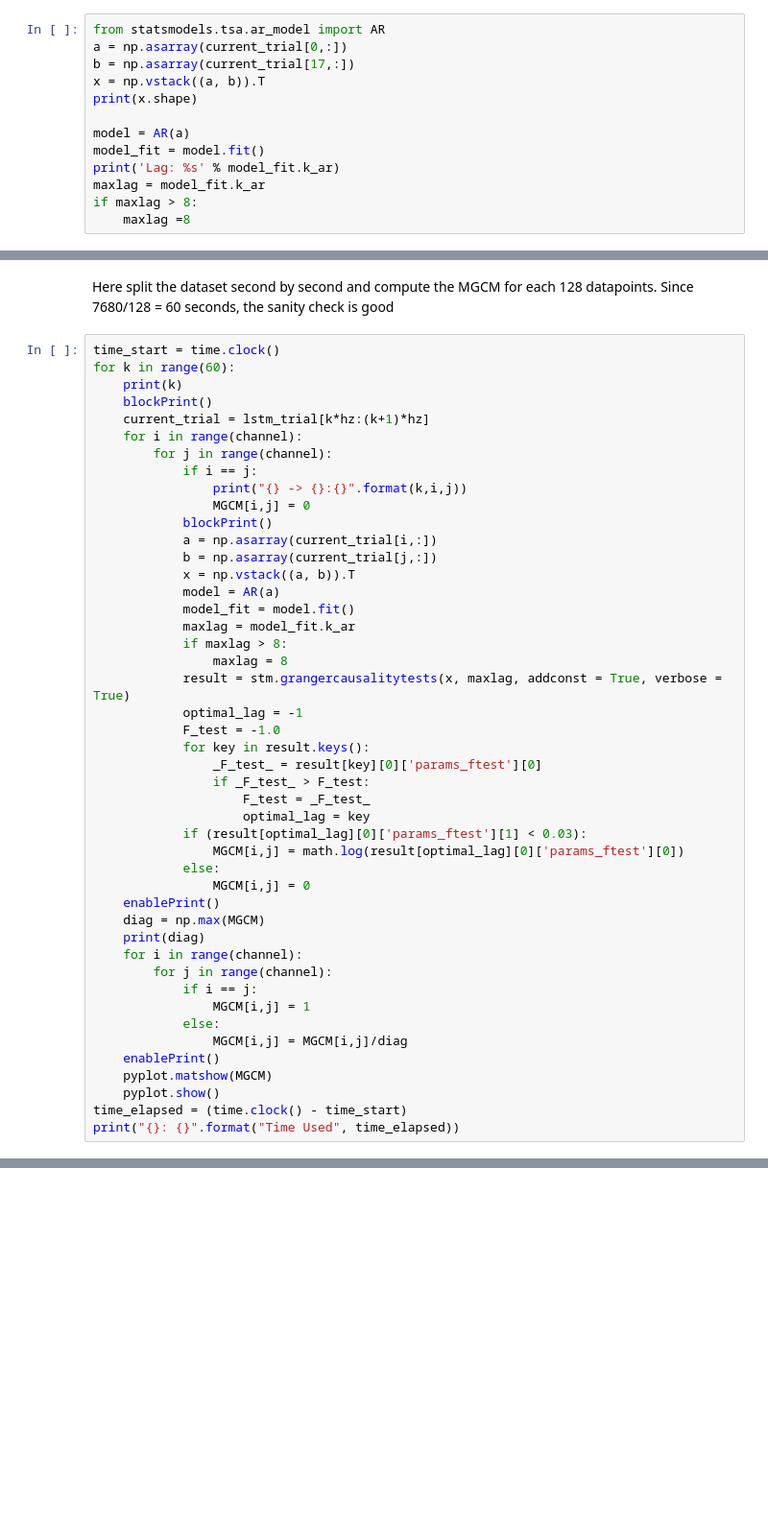
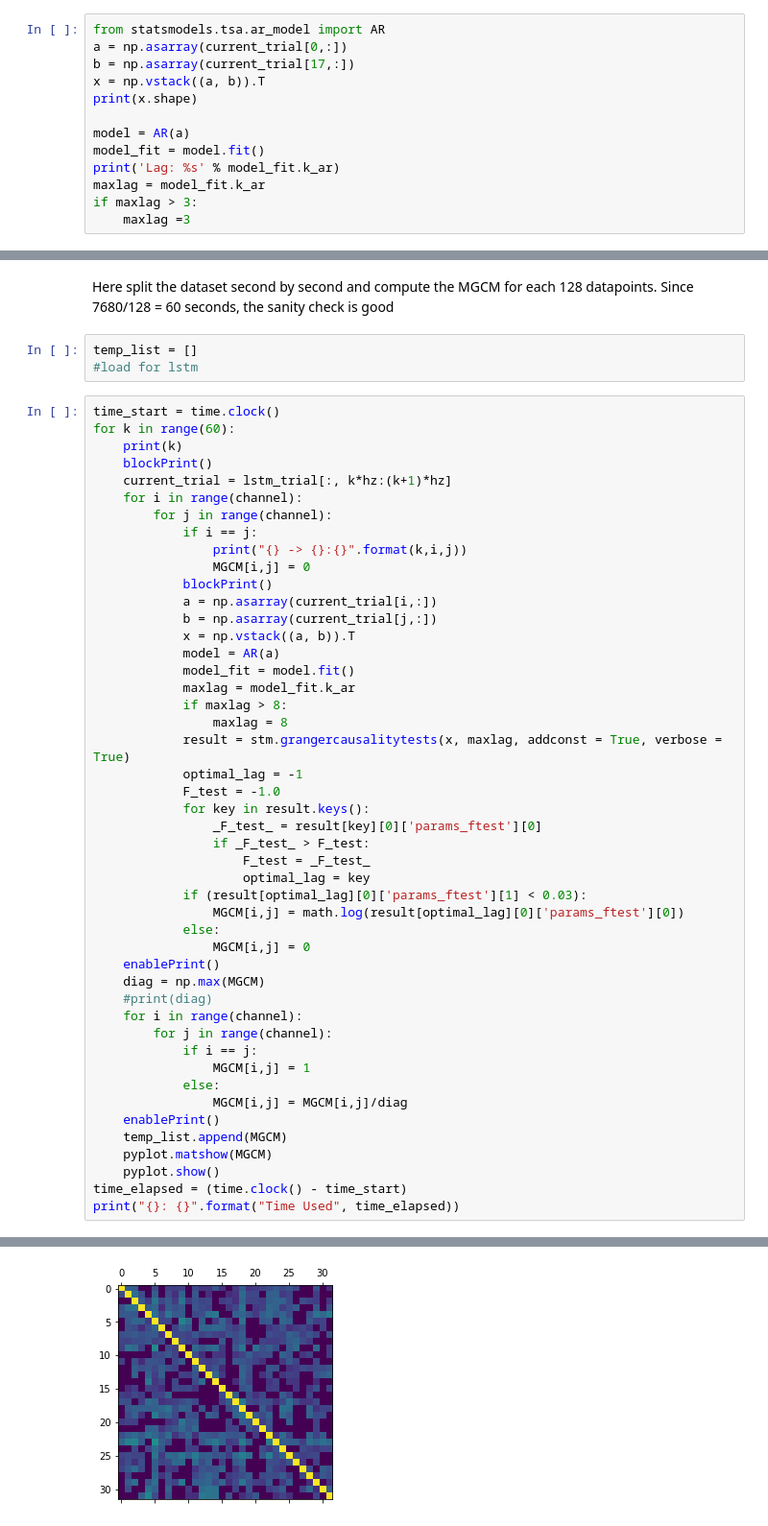
Before and after one commit to dweidai/DEAP-Granger-Causality-Emotion-Classification, a Jupyter notebook: data-generate.ipynb, the cells around one changed output, grey strips where cells are left out. Shown at 96% size. Cells and saved outputs as stored; diff of their text form; blank space fills up the shorter version.

```diff
--- a/data-generate.ipynb
+++ b/data-generate.ipynb
@@ -203,5 +219,5 @@ model = AR(a)
 model_fit = model.fit()
 print('Lag: %s' % model_fit.k_ar)
 maxlag = model_fit.k_ar
-if maxlag > 8:
-    maxlag =8
+if maxlag > 3:
+    maxlag =3
@@ -221,12 +240,15 @@ print("{} {}".format("We are going to look into the GC with Optimal Lag of", opt
 We are going to look into the GC with Optimal Lag of 7
 # %% [markdown]
 Here split the dataset second by second and compute the MGCM for each 128 datapoints. Since 7680/128 = 60 seconds, the sanity check is good
+# %%
+temp_list = []
+#load for lstm
 # %%
 time_start = time.clock()
 for k in range(60):
     print(k)
     blockPrint()
-    current_trial = lstm_trial[k*hz:(k+1)*hz]
+    current_trial = lstm_trial[:, k*hz:(k+1)*hz]
     for i in range(channel):
         for j in range(channel):
             if i == j:
@@ -241,31 +263,33 @@ for k in range(60):
             maxlag = model_fit.k_ar
             if maxlag > 8:
                 maxlag = 8
             result = stm.grangercausalitytests(x, maxlag, addconst = True, verbose = True)
             optimal_lag = -1
             F_test = -1.0
             for key in result.keys():
                 _F_test_ = result[key][0]['params_ftest'][0]
                 if _F_test_ > F_test:
                     F_test = _F_test_
                     optimal_lag = key
             if (result[optimal_lag][0]['params_ftest'][1] < 0.03):
                 MGCM[i,j] = math.log(result[optimal_lag][0]['params_ftest'][0])
             else:
                 MGCM[i,j] = 0
     enablePrint()
     diag = np.max(MGCM)
-    print(diag)
+    #print(diag)
     for i in range(channel):
         for j in range(channel):
             if i == j:
                 MGCM[i,j] = 1
             else:
                 MGCM[i,j] = MGCM[i,j]/diag
     enablePrint()
+    temp_list.append(MGCM)
     pyplot.matshow(MGCM)
     pyplot.show()
 time_elapsed = (time.clock() - time_start)
 print("{}: {}".format("Time Used", time_elapsed))
 # %% [output]
 0
+[figure, added]
```
Also changed, not shown: parts of 18 cells of this notebook.
